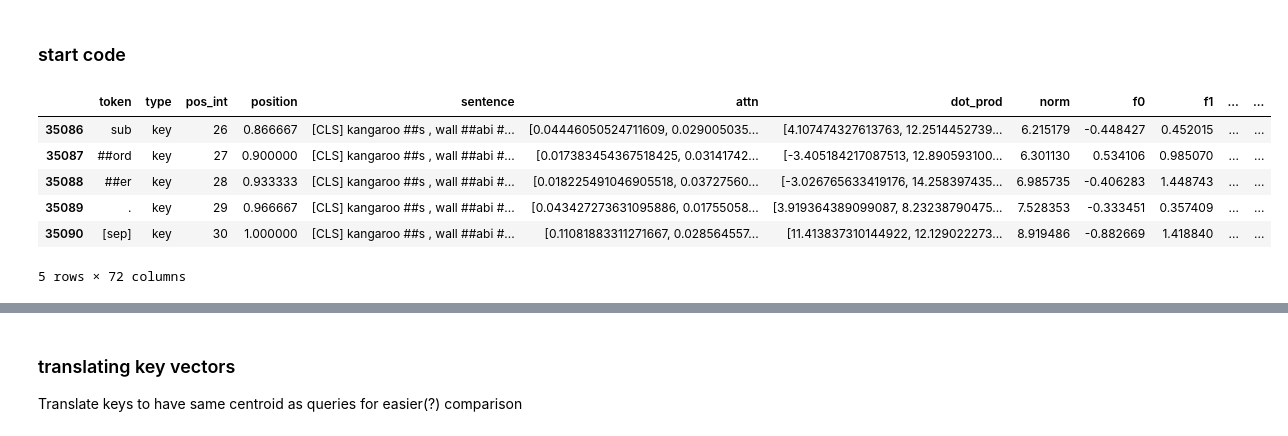
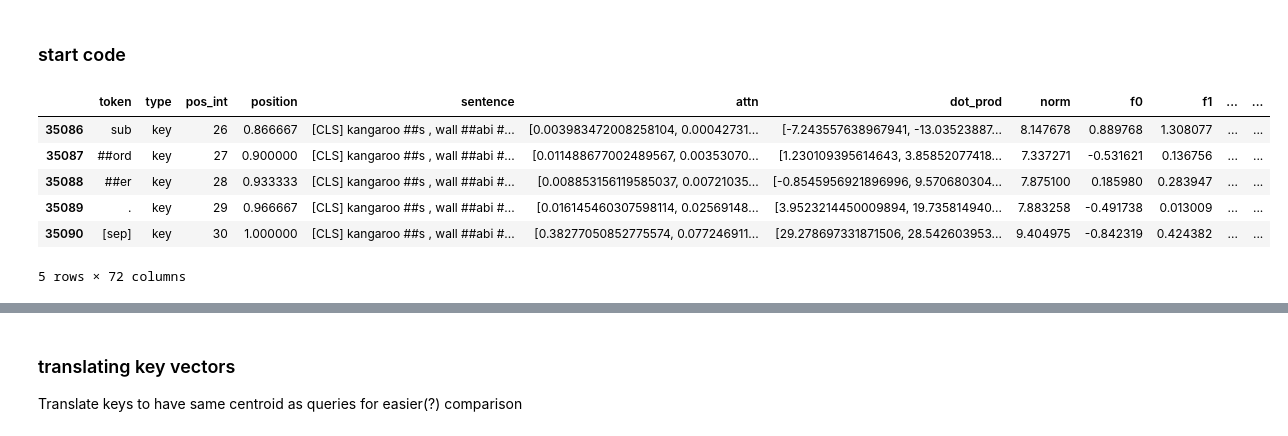
Before and after one commit to catherinesyeh/attention-exploration, a Jupyter notebook: attention.ipynb, the cells around one changed output, grey strips where cells are left out. Cells and saved outputs as stored; diff of their text form; code cells hidden in the pictures.

```diff
--- a/attention.ipynb
+++ b/attention.ipynb
@@ -199,0 +207,27 @@ print(new_queries[0][0][0])
+# %%
+# new attention too
+new_attention = []
+sent_offset_short = sent_offset[:166]
+
+for layer in range(12):
+    layer_a = []
+    for head in range(12):
+        queries = new_queries[layer][head]
+        keys = new_keys[layer][head]
+        head_a = []
+        for i in range(len(sent_offset_short)):
+            offset = sent_offset_short[i]
+            sent_end = sent_offset_short[i + 1] if (i < len(sent_offset_short) - 1) else 5021
+            sent_length = sent_end - offset
+
+            for q in range(sent_length):
+                qt = queries[q + offset]
+                sent_a = []
+                for k in range(sent_length):
+                    kt = keys[k + offset]
+                    dp = np.dot(qt, kt) / 8
+                    sent_a.append(dp)
+                sent_a = softmax(sent_a)
+                head_a.append(sent_a)
+        layer_a.append(head_a)
+    new_attention.append(layer_a)
@@ -1614,39 +1673,41 @@ def make_df(layer, head):
     norms_q = []
     norms_k = []
     for i in range(len(queries[layer][head])):
         q = queries[layer][head][i]
         k = keys[layer][head][i]
         norms_q.append(np.linalg.norm(q))
         norms_k.append(np.linalg.norm(k))
     df["norm"] = norms_q + norms_k
 
     # df = pd.concat([df.iloc[:5021], df.iloc[30070:30070+5021]]) # only get first X keys + queries
 
     for i in range(vec_size): # store q/k vector values
         qs = [queries[layer][head][j][i] for j in range(num_tokens)]
         ks = [keys[layer][head][j][i] for j in range(num_tokens)]
+        qs = [queries[layer][head][j][i] for j in range(num_tokens)]
+        ks = [keys[layer][head][j][i] for j in range(num_tokens)]
         df["f" + str(i)] = qs + ks # add to dataframe
 
     # comment out line below if want all 60k data points
     df = pd.concat([df.iloc[:5021], df.iloc[30070:30070+5021]]) # only get first X keys + queries
     # df = pd.concat([df.iloc[:5024], df.iloc[30085:30085+5024]]) # only get first X keys + queries
     # print(len(df))
     # df_lab = df.iloc[:, :8].copy() # get label cols only
     df.to_csv('test.tsv', sep="\t", index=False)
     # df_lab.to_csv('layer' + str(layer) + '/labels' + str(head) + '.tsv', sep="\t", index=False) # save labels to file
 
     return df
 
 # testing
-df = make_df(0, 0)
+df = make_df(3, 3)
 df.tail()
 # %% [output]
 |  | token | type | pos_int | position | sentence | attn | dot_prod | norm | f0 | f1 | ... | ... |
-| 35086 | sub | key | 26 | 0.866667 | [CLS] kangaroo ##s , wall ##abi #... | [0.04446050524711609, 0.029005035... | [4.107474327613763, 12.2514452739... | 6.215179 | -0.448427 | 0.452015 | ... | ... |
-| 35087 | ##ord | key | 27 | 0.900000 | [CLS] kangaroo ##s , wall ##abi #... | [0.017383454367518425, 0.03141742... | [-3.405184217087513, 12.890593100... | 6.301130 | 0.534106 | 0.985070 | ... | ... |
-| 35088 | ##er | key | 28 | 0.933333 | [CLS] kangaroo ##s , wall ##abi #... | [0.018225491046905518, 0.03727560... | [-3.026765633419176, 14.258397435... | 6.985735 | -0.406283 | 1.448743 | ... | ... |
-| 35089 | . | key | 29 | 0.966667 | [CLS] kangaroo ##s , wall ##abi #... | [0.043427273631095886, 0.01755058... | [3.919364389099087, 8.23238790475... | 7.528353 | -0.333451 | 0.357409 | ... | ... |
-| 35090 | [sep] | key | 30 | 1.000000 | [CLS] kangaroo ##s , wall ##abi #... | [0.11081883311271667, 0.028564557... | [11.413837310144922, 12.129022273... | 8.919486 | -0.882669 | 1.418840 | ... | ... |
+| 35086 | sub | key | 26 | 0.866667 | [CLS] kangaroo ##s , wall ##abi #... | [0.003983472008258104, 0.00042731... | [-7.243557638967941, -13.03523887... | 8.147678 | 0.889768 | 1.308077 | ... | ... |
+| 35087 | ##ord | key | 27 | 0.900000 | [CLS] kangaroo ##s , wall ##abi #... | [0.011488677002489567, 0.00353070... | [1.230109395614643, 3.85852077418... | 7.337271 | -0.531621 | 0.136756 | ... | ... |
+| 35088 | ##er | key | 28 | 0.933333 | [CLS] kangaroo ##s , wall ##abi #... | [0.008853156119585037, 0.00721035... | [-0.8545956921896996, 9.570680304... | 7.875100 | 0.185980 | 0.283947 | ... | ... |
+| 35089 | . | key | 29 | 0.966667 | [CLS] kangaroo ##s , wall ##abi #... | [0.016145460307598114, 0.02569148... | [3.9523214450009894, 19.735814940... | 7.883258 | -0.491738 | 0.013009 | ... | ... |
+| 35090 | [sep] | key | 30 | 1.000000 | [CLS] kangaroo ##s , wall ##abi #... | [0.38277050852775574, 0.077246911... | [29.278697331871506, 28.542603953... | 9.404975 | -0.842319 | 0.424382 | ... | ... |
 5 rows × 72 columns
 # %%
 def save_norms():
```
Also changed, not shown: parts of 5 cells of this notebook.
